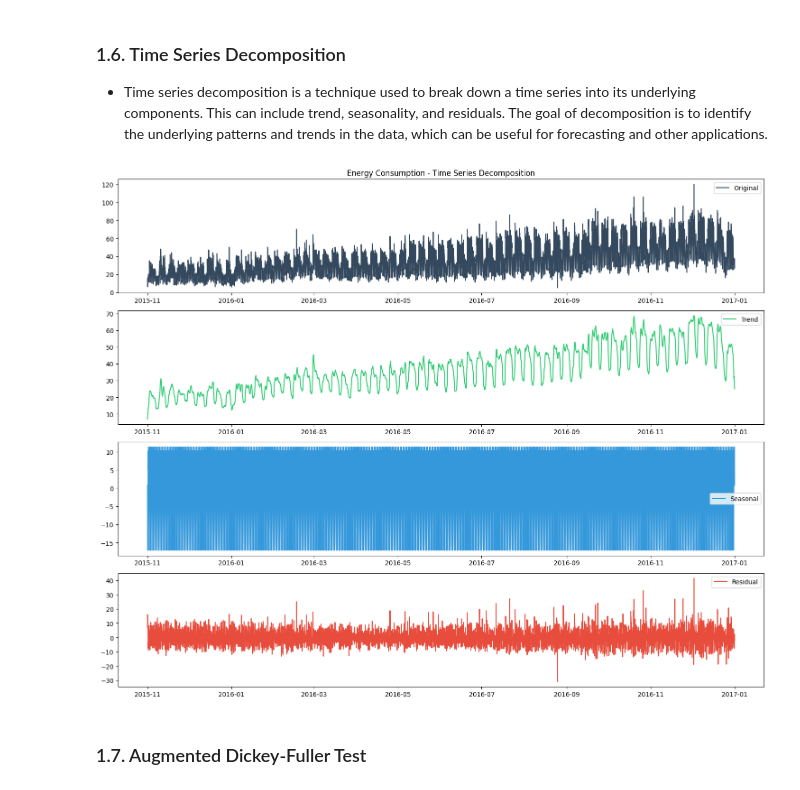
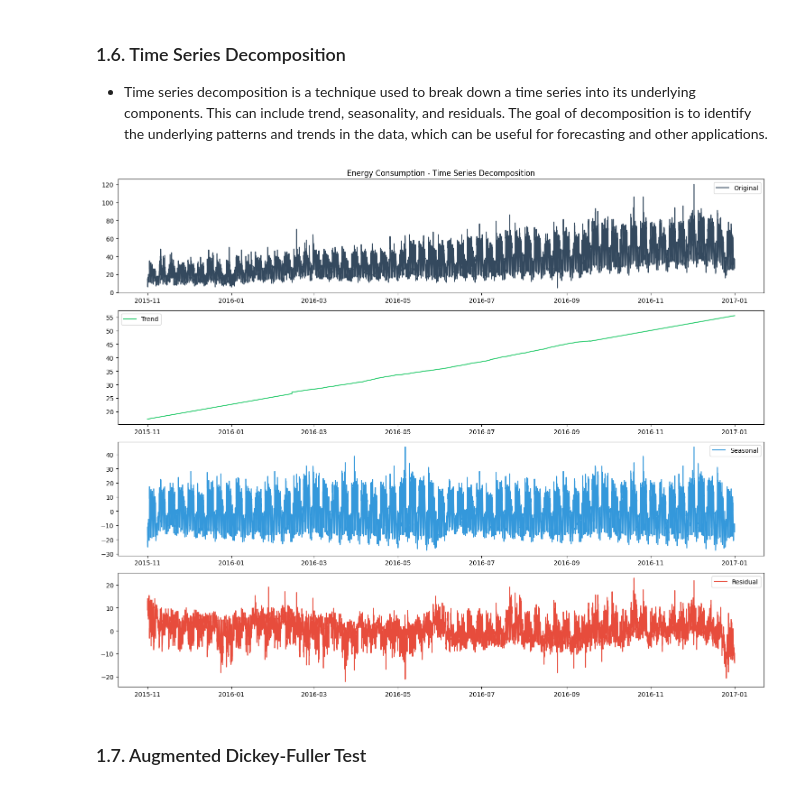
Before and after one commit to Adel2411/energy-consumption-prediction, a Jupyter notebook: data_processing.ipynb, the cells around one changed output. Drawn from its saved outputs; the diff is of its cells as text; code cells hidden in the pictures.

```diff
--- a/data_processing.ipynb
+++ b/data_processing.ipynb
@@ -309,32 +309,32 @@ trends in the data, which can be useful for forecasting and other applications.
 # %%
 # Prepare time series data
 ts_data = train_data.set_index('DateTime')['EnergyConsumption(kWh)']
 
 # Decompose series
 decomposition = seasonal_decompose(ts_data,
-                                 period=24,  # Daily seasonality
+                                 period=24*7*30,  # Mounthly seasonality
                                  extrapolate_trend='freq')
 
 # Visualize components
 plt.figure(figsize=(15, 12))
 
 # Plot components
 components = ['Original', 'Trend', 'Seasonal', 'Residual']
 data = [ts_data, decomposition.trend,
         decomposition.seasonal, decomposition.resid]
 colors = ['#34495e', '#2ecc71', '#3498db', '#e74c3c']
 
 for idx, (title, data, color) in enumerate(zip(components, data, colors), 1):
     plt.subplot(4, 1, idx)
     plt.plot(data, color=color, label=title)
     plt.legend()
     if idx == 1:
         plt.title('Energy Consumption - Time Series Decomposition')
 
 plt.tight_layout()
 plt.show()
 # %% [output]
-[figure, old version]
+[figure, new version]
 # %% [markdown]
 ### 1.7. Augmented Dickey-Fuller Test
 # %%
```
Also changed, not shown: parts of 4 cells of this notebook, 2 other files.
